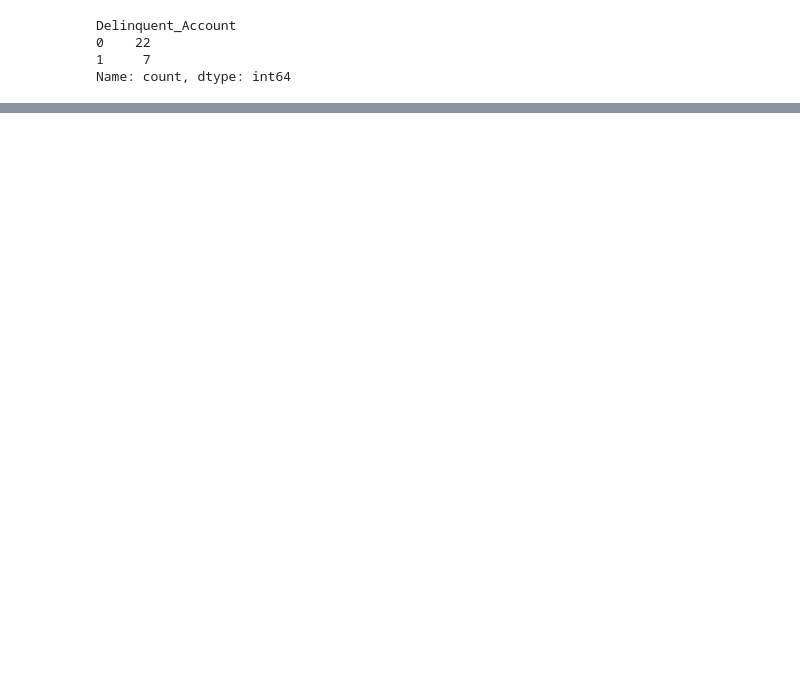
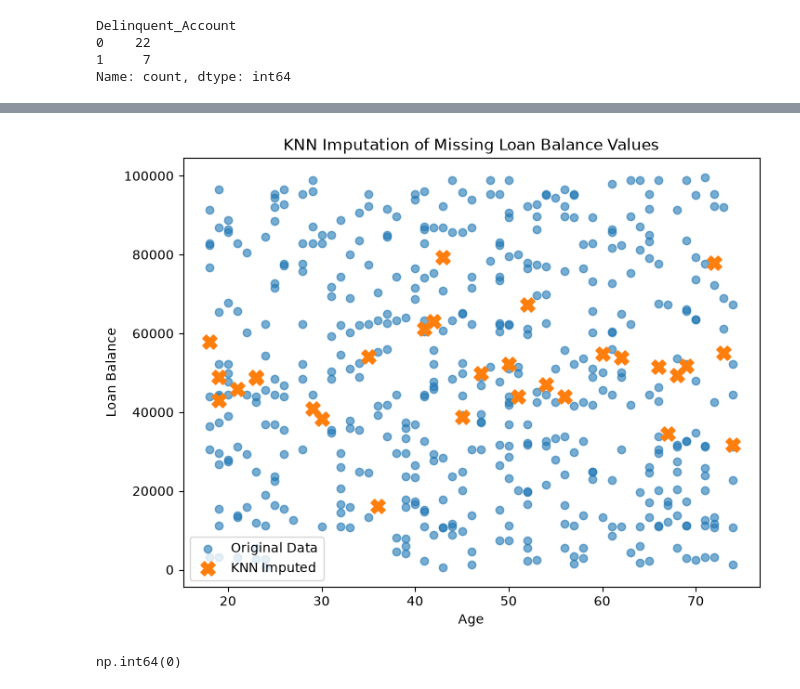
Before and after one commit to shubham15400/TATA_GENAI_DATA_ANALYSIS, a Jupyter notebook: Task_1/EDA_TASK_1.ipynb, the cells around one changed output, grey strips where cells are left out. Drawn from its saved outputs; the diff is of its cells as text; code cells hidden in the pictures; blank space fills up the shorter version.

Commit message:
Imputation + correlation matrix

```diff
--- a/Task_1/EDA_TASK_1.ipynb
+++ b/Task_1/EDA_TASK_1.ipynb
@@ -315,0 +288,33 @@ Name: count, dtype: int64
+# %%
+missing_rows = encoded_data["Loan_Balance"].isna()
+
+plt.figure(figsize=(8,6))
+
+# Original (non-missing)
+plt.scatter(
+    encoded_data.loc[~missing_rows, "Age"],
+    encoded_data.loc[~missing_rows, "Loan_Balance"],
+    label="Original Data",
+    alpha=0.6
+)
+
+# KNN Imputed values
+plt.scatter(
+    imputed_data.loc[missing_rows, "Age"],
+    imputed_data.loc[missing_rows, "Loan_Balance"],
+    marker="X",
+    s=120,
+    label="KNN Imputed"
+)
+
+plt.xlabel("Age")
+plt.ylabel("Loan Balance")
+plt.title("KNN Imputation of Missing Loan Balance Values")
+plt.legend()
+plt.show()
+# %% [output]
+[figure, added]
+# %%
+imputed_data.isna().sum().sum()
+# %% [output]
+np.int64(0)
```
Also changed, not shown: parts of 12 cells of this notebook, 1 other file.
